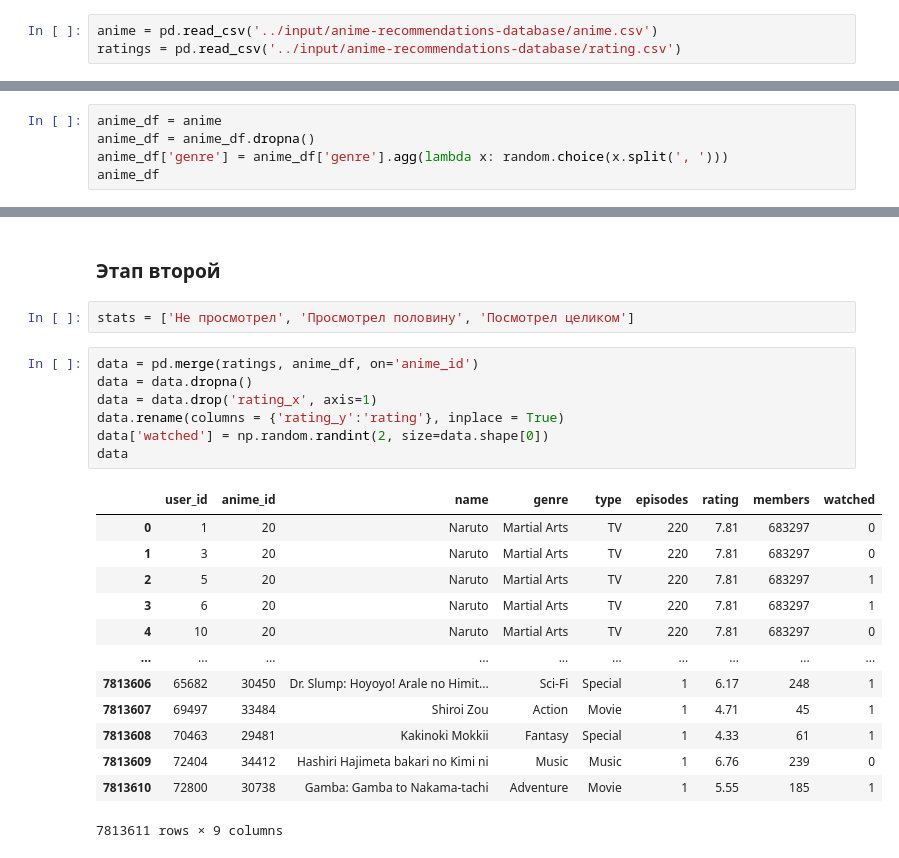
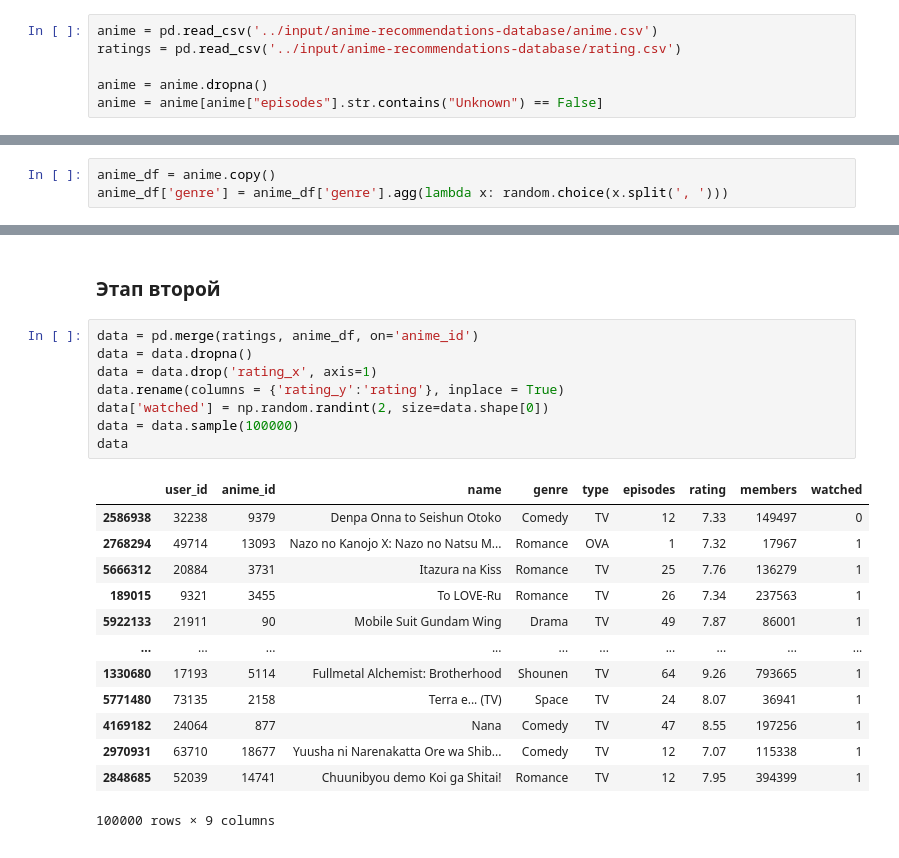
Before and after one commit to sashafromlibertalia/anime-analysis, a Jupyter notebook: anime-analysis.ipynb, the cells around one changed output, grey strips where cells are left out. Saved outputs shown, nothing was run; the diff lists cells and outputs as text.

Commit message:
Kaggle Notebook | Anime Analysis | Version 7

```diff
--- a/anime-analysis.ipynb
+++ b/anime-analysis.ipynb
@@ -16,6 +21,9 @@ warnings.filterwarnings('ignore')
 # %%
 anime = pd.read_csv('../input/anime-recommendations-database/anime.csv')
 ratings = pd.read_csv('../input/anime-recommendations-database/rating.csv')
+
+anime = anime.dropna()
+anime = anime[anime["episodes"].str.contains("Unknown") == False]
 # %%
 data = pd.merge(ratings, anime, on='anime_id')
 data = data.dropna()
@@ -249,7 +257,5 @@ plt.plot([min(y_test),max(y_test)], [min(y_test),max(y_test)], ls="--", c=".3")
 # %% [markdown]
 ### Этап первый
 # %%
-anime_df = anime
-anime_df = anime_df.dropna()
+anime_df = anime.copy()
 anime_df['genre'] = anime_df['genre'].agg(lambda x: random.choice(x.split(', ')))
-anime_df
@@ -270,25 +262,24 @@ anime_df
 # %% [markdown]
 ### Этап второй
-# %%
-stats = ['Не просмотрел', 'Просмотрел половину', 'Посмотрел целиком']
 # %%
 data = pd.merge(ratings, anime_df, on='anime_id')
 data = data.dropna()
 data = data.drop('rating_x', axis=1)
 data.rename(columns = {'rating_y':'rating'}, inplace = True)
 data['watched'] = np.random.randint(2, size=data.shape[0])
+data = data.sample(100000)
 data
 # %% [output]
 |  | user_id | anime_id | name | genre | type | episodes | rating | members | watched |
-| 0 | 1 | 20 | Naruto | Martial Arts | TV | 220 | 7.81 | 683297 | 0 |
-| 1 | 3 | 20 | Naruto | Martial Arts | TV | 220 | 7.81 | 683297 | 0 |
-| 2 | 5 | 20 | Naruto | Martial Arts | TV | 220 | 7.81 | 683297 | 1 |
-| 3 | 6 | 20 | Naruto | Martial Arts | TV | 220 | 7.81 | 683297 | 1 |
-| 4 | 10 | 20 | Naruto | Martial Arts | TV | 220 | 7.81 | 683297 | 0 |
+| 2586938 | 32238 | 9379 | Denpa Onna to Seishun Otoko | Comedy | TV | 12 | 7.33 | 149497 | 0 |
+| 2768294 | 49714 | 13093 | Nazo no Kanojo X: Nazo no Natsu M... | Romance | OVA | 1 | 7.32 | 17967 | 1 |
+| 5666312 | 20884 | 3731 | Itazura na Kiss | Romance | TV | 25 | 7.76 | 136279 | 1 |
+| 189015 | 9321 | 3455 | To LOVE-Ru | Romance | TV | 26 | 7.34 | 237563 | 1 |
+| 5922133 | 21911 | 90 | Mobile Suit Gundam Wing | Drama | TV | 49 | 7.87 | 86001 | 1 |
 | ... | ... | ... | ... | ... | ... | ... | ... | ... | ... |
-| 7813606 | 65682 | 30450 | Dr. Slump: Hoyoyo! Arale no Himit... | Sci-Fi | Special | 1 | 6.17 | 248 | 1 |
-| 7813607 | 69497 | 33484 | Shiroi Zou | Action | Movie | 1 | 4.71 | 45 | 1 |
-| 7813608 | 70463 | 29481 | Kakinoki Mokkii | Fantasy | Special | 1 | 4.33 | 61 | 1 |
-| 7813609 | 72404 | 34412 | Hashiri Hajimeta bakari no Kimi ni | Music | Music | 1 | 6.76 | 239 | 0 |
-| 7813610 | 72800 | 30738 | Gamba: Gamba to Nakama-tachi | Adventure | Movie | 1 | 5.55 | 185 | 1 |
+| 1330680 | 17193 | 5114 | Fullmetal Alchemist: Brotherhood | Shounen | TV | 64 | 9.26 | 793665 | 1 |
+| 5771480 | 73135 | 2158 | Terra e... (TV) | Space | TV | 24 | 8.07 | 36941 | 1 |
+| 4169182 | 24064 | 877 | Nana | Comedy | TV | 47 | 8.55 | 197256 | 1 |
+| 2970931 | 63710 | 18677 | Yuusha ni Narenakatta Ore wa Shib... | Comedy | TV | 12 | 7.07 | 115338 | 1 |
+| 2848685 | 52039 | 14741 | Chuunibyou demo Koi ga Shitai! | Romance | TV | 12 | 7.95 | 394399 | 1 |
-7813611 rows × 9 columns
+100000 rows × 9 columns
```
Also changed, not shown: parts of 19 cells of this notebook.
